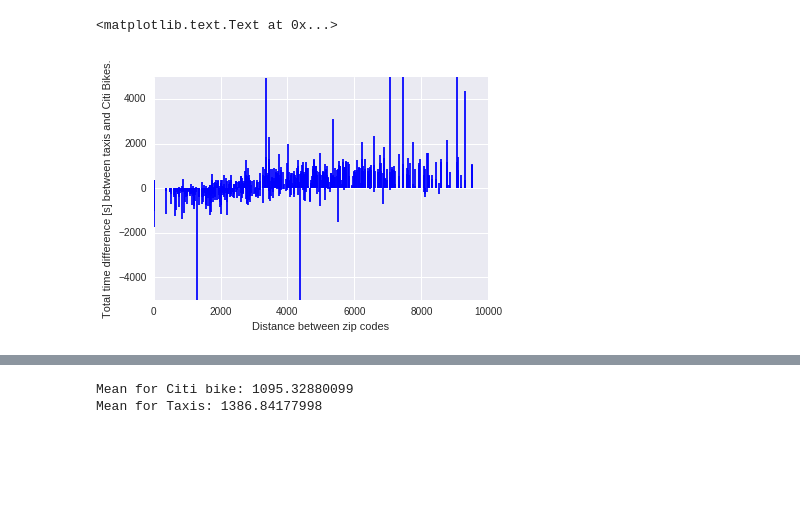
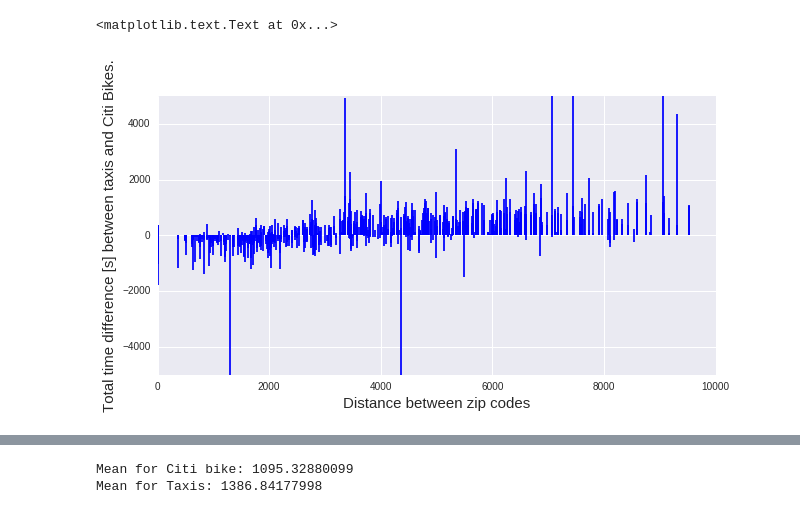
Before and after one commit to sarangof/Citibike-vs-taxis-NYC, a Jupyter notebook: resultsVisualization.ipynb, the cells around one changed output, grey strips where cells are left out. Saved outputs shown, nothing was run; the diff lists cells and outputs as text; code cells hidden in the pictures; blank space fills up the shorter version.

```diff
--- a/resultsVisualization.ipynb
+++ b/resultsVisualization.ipynb
@@ -31,4 +31,7 @@ def haversine(lon1, lat1, lon2, lat2):
     c = 2 * asin(sqrt(a))
     meters = 6373 * 1000 * c
     return meters
+# %%
+g=open('input_files/uniqueCitiBikeZips.txt')
+cbikelist = map(int, g.read().split("\n")[0].split("\t")[:-1])
 # %%
@@ -50,34 +52,35 @@ pairs = f.read().split("\n")
 
 dict_total = {}
 zip_pair_pre = None
 cnt = 0
 tm_list = []
 mode_list = []
 for item in pairs[:-1]:
     #print(item)
     trip, av_time, count = item.split("\t") #
     zip_pair, mode = trip.split("|")
     zip_origin, zip_destin = zip_pair[:5], zip_pair[5:]
     if zip_pair == zip_pair_pre:
         cnt += 1
     else:
         if cnt == 2 and len(set(mode_list))==2:
             # Taxis - Citi bike
             #dict_total[zip_pair_pre] = [100*((float(tm_list[-2:][1]) - float(tm_list[-2:][0]) )/ float(tm_list[-2:][1])), dist_dict[zip_pair_pre] ]
             # Structure of the dictionay values: difference (taxis - bikes), distance, Citi Bike time, Taxi time.
-            dict_total[zip_pair_pre] = [float(tm_list[-2:][1]) - float(tm_list[-2:][0]) , dist_dict[zip_pair_pre] ,float(tm_list[-2:][0]) ,float(tm_list[-2:][1])]
+            dict_total[zip_pair_pre] = [float(tm_list[-2:][1]) - float(tm_list[-2:][0]) , dist_dict[zip_pair_pre] ,float(tm_list[-2:][0]) ,float(tm_list[-2:][1]), 100*(float(tm_list[-2:][1]) - float(tm_list[-2:][0]))/float(tm_list[-2:][1])  ]
             #print("yup!")
             tm_list = []
             mode_list = []
         cnt=1
     zip_pair_pre = zip_pair
     tm_list.append(av_time)
     mode_list.append(mode)
 
+plt.figure(figsize=(10,5))
 plt.vlines([val[1] for val in dict_total.values()], [0],[val[0] for val in dict_total.values()],color='blue')
 plt.ylim(-5000, 5000)
-plt.xlabel("Distance between zip codes")
-plt.ylabel("Total time difference [s] between taxis and Citi Bikes.")
+plt.xlabel("Distance between zip codes",fontsize=15)
+plt.ylabel("Total time difference [s] between taxis and Citi Bikes.",fontsize=15)
 # %% [output]
 <matplotlib.text.Text at 0x...>
-[figure, old version]
+[figure, new version]
```
Also changed, not shown: parts of 2 cells of this notebook.
